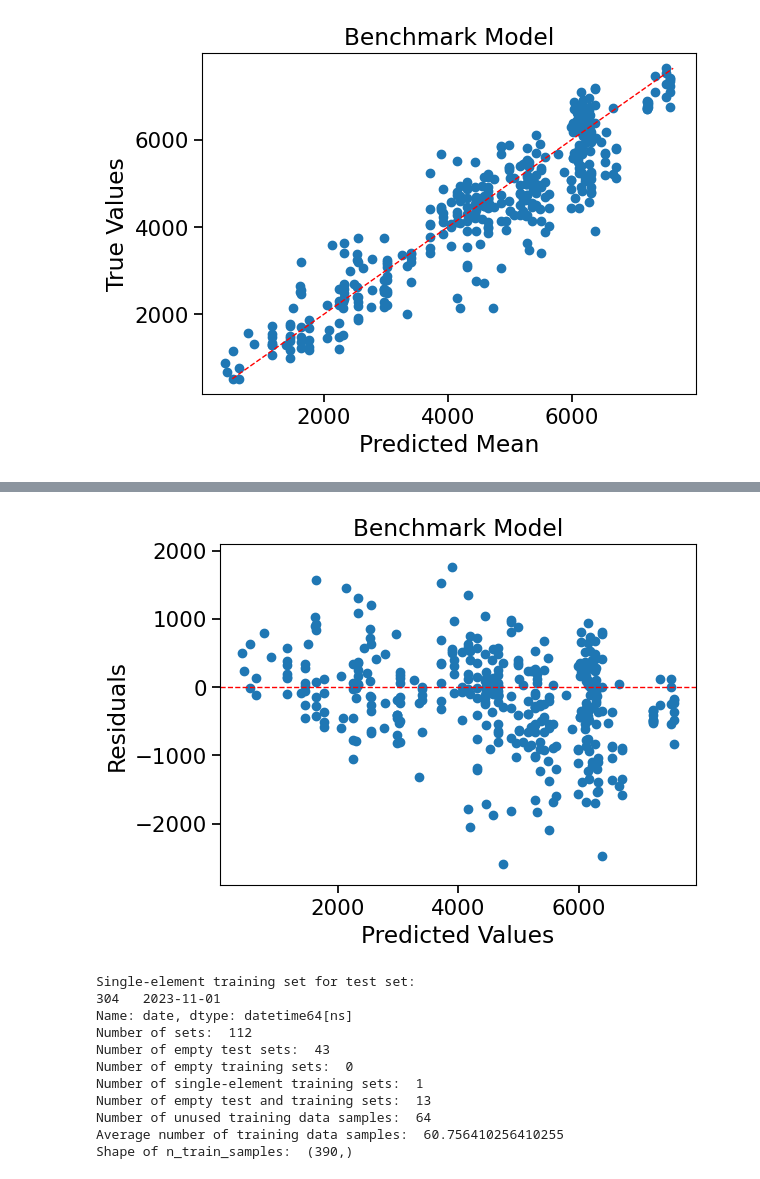
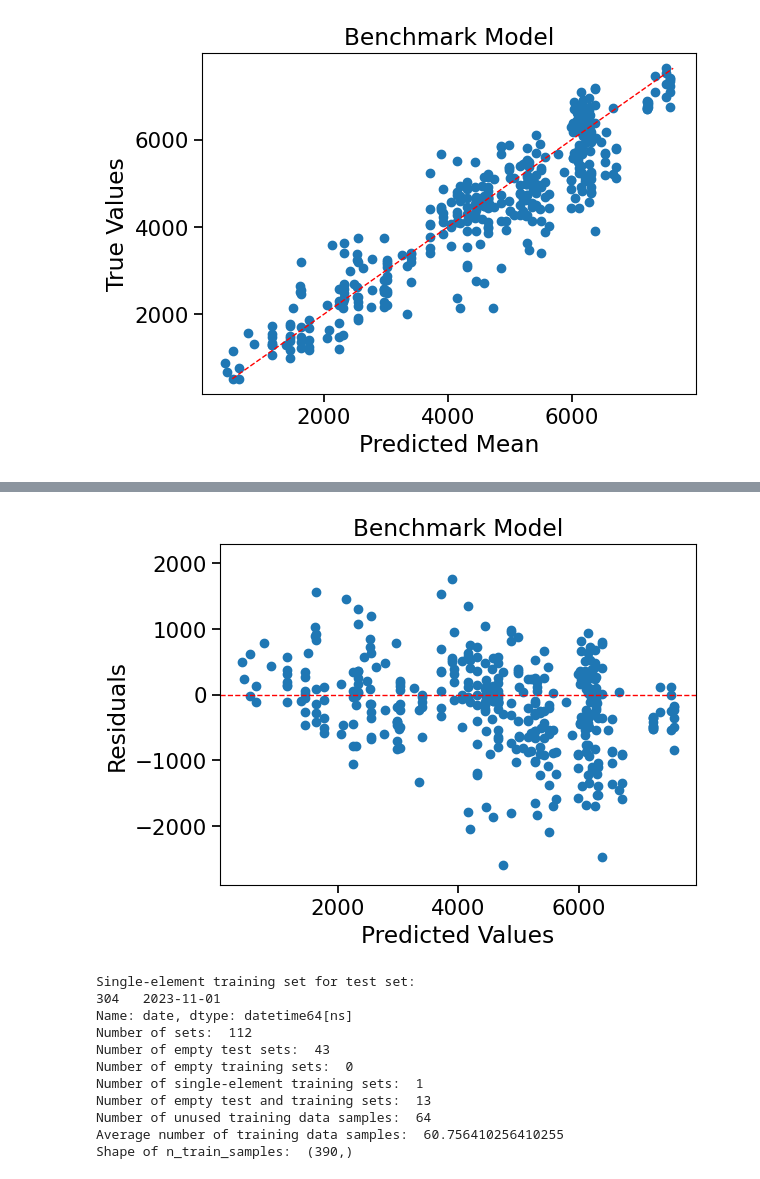
Before and after one commit to AnnaStiegler/Probabilistic-Forecasting-of-Bicycle-Counts-in-Karlsruhe-with-Neural-Networks, a Jupyter notebook: Code/(04) Benchmarking.ipynb, the cells around one changed output, grey strips where cells are left out. Drawn from its saved outputs; the diff is of its cells as text; code cells hidden in the pictures.

```diff
--- a/Code/(04) Benchmarking.ipynb
+++ b/Code/(04) Benchmarking.ipynb
@@ -1110,17 +1110,17 @@ plt.show()
 # %%
 
 res_vs_pred_plot = plt.scatter(all_means, all_residuals)
 plt.axhline(y=0, color='r', linestyle='--')  # Horizontale Linie bei 0
-plt.ylim(-2900, 2100)
+plt.ylim(-2900, 2300)
 
 plt.title("Benchmark Model")
 plt.xlabel("Predicted Values")
 plt.ylabel("Residuals")
 plt.tight_layout()
 plt.gcf().savefig(base_path_plots / "residuals_vs_predicted_values_benchmark.png")
 plt.show()
 # %% [output]
-[figure, old version]
+[figure, new version]
 # %%
 all_pit_values1, all_residuals1, all_standardized_residuals1, all_means1, y_test_all1, all_mse1, all_rmse1, all_std1, outlier_df1, outlier_std_df1 = prep_for_plots(dfs_split_by_weekdays_season_and_rain_ph, mean_bike_count, std_bike_count)
 # %% [output]
```
Also changed, not shown: parts of 1 cell of this notebook, 12 other files.
